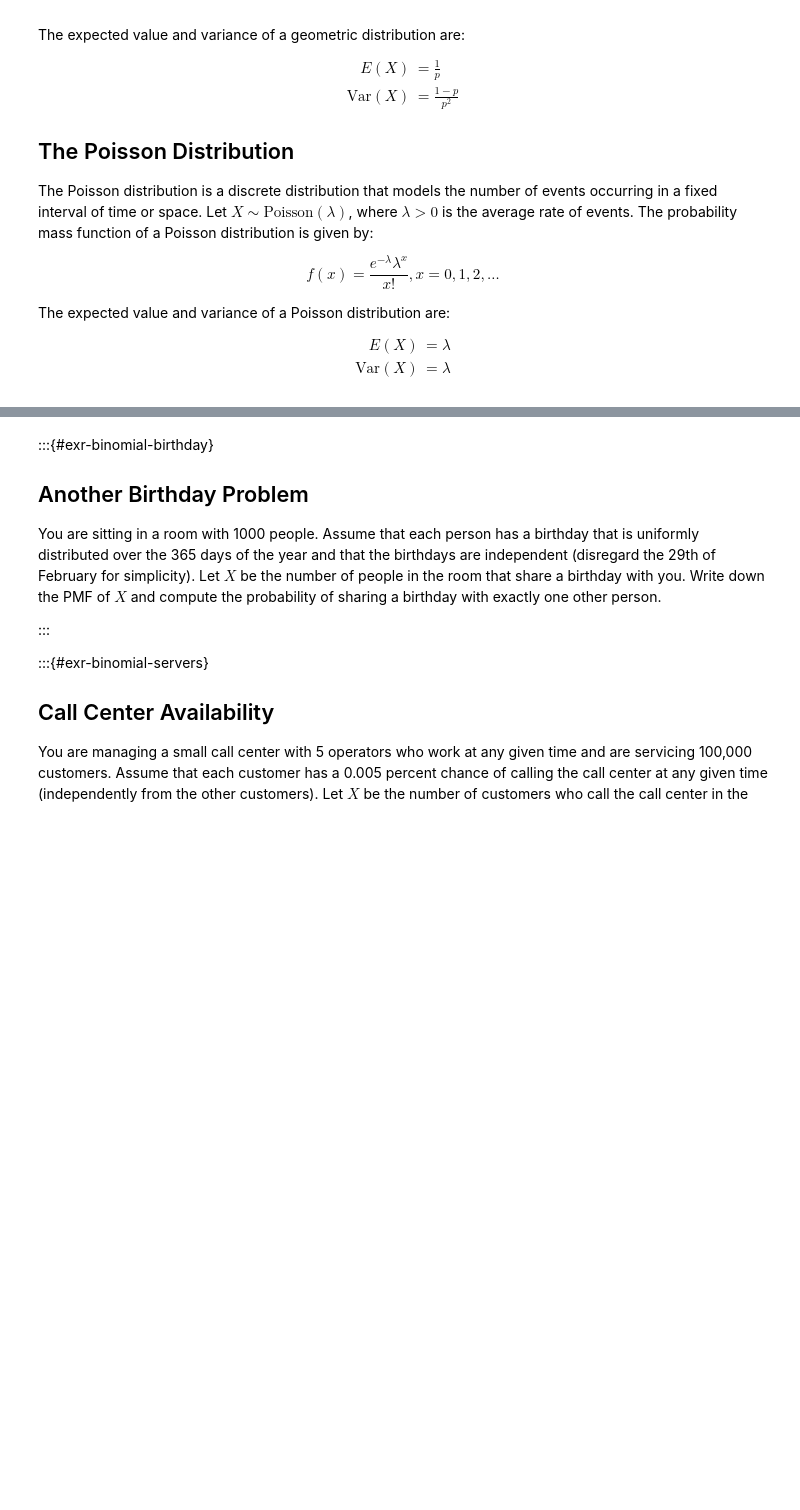
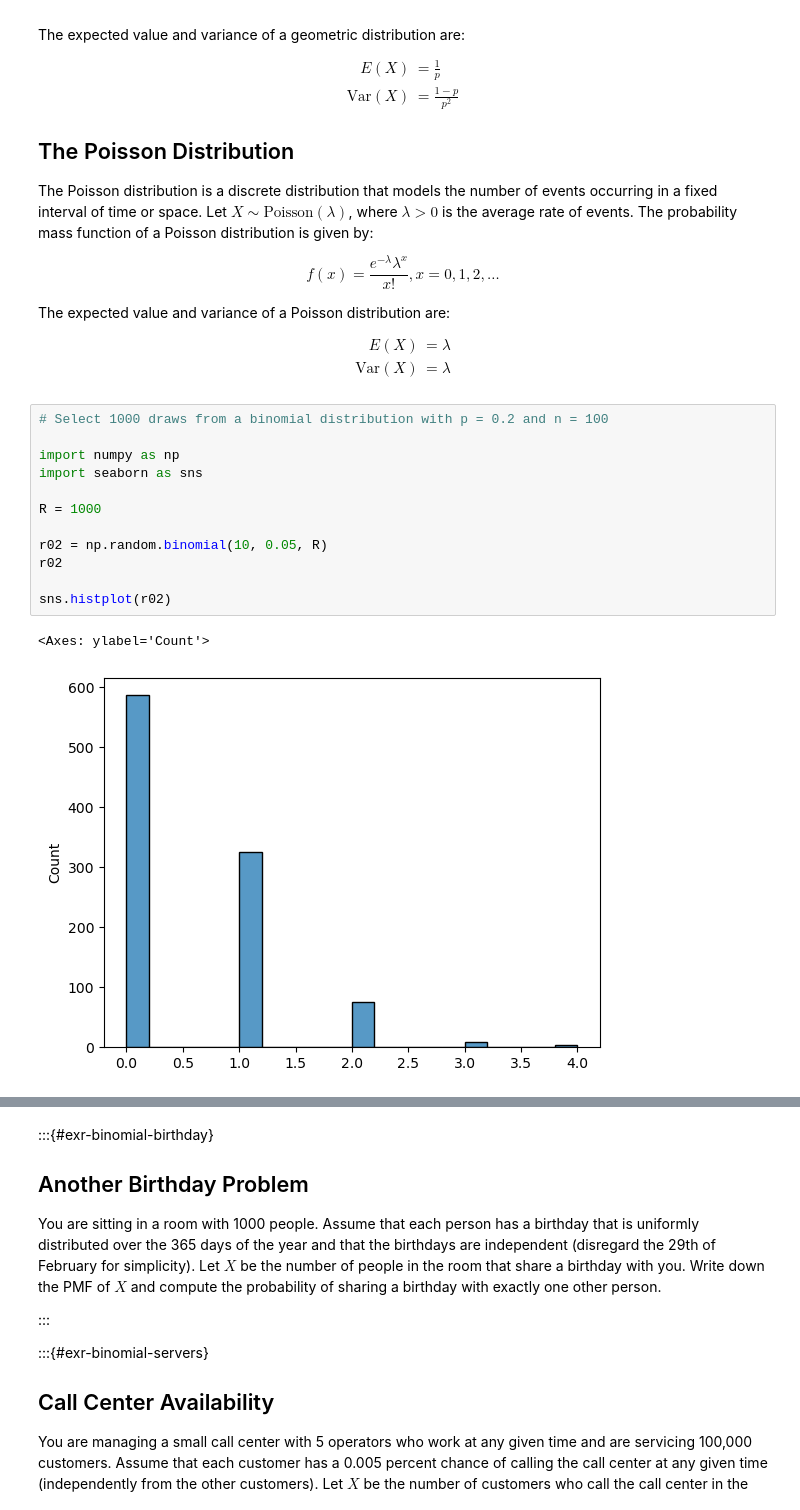
Before and after one commit to febse/stat2024, a Jupyter notebook: 10-Important-Discrete-Distributions.ipynb, the cells around one changed output, grey strips where cells are left out. Cells and saved outputs as stored; diff of their text form; blank space fills up the shorter version.

```diff
--- a/10-Important-Discrete-Distributions.ipynb
+++ b/10-Important-Discrete-Distributions.ipynb
@@ -75,6 +75,21 @@ E(X) & = \lambda \\
 \text{Var}(X) & = \lambda
 \end{align*}
 $$
+# %%
+# Select 1000 draws from a binomial distribution with p = 0.2 and n = 100
+
+import numpy as np
+import seaborn as sns
+
+R = 1000
+
+r02 = np.random.binomial(10, 0.05, R)
+r02
+
+sns.histplot(r02)
+# %% [output]
+<Axes: ylabel='Count'>
+[figure, added]
 # %% [markdown]
 ## The Negative Binomial Distribution
 
```
Also changed, not shown: parts of 1 cell of this notebook, 2 other files.
